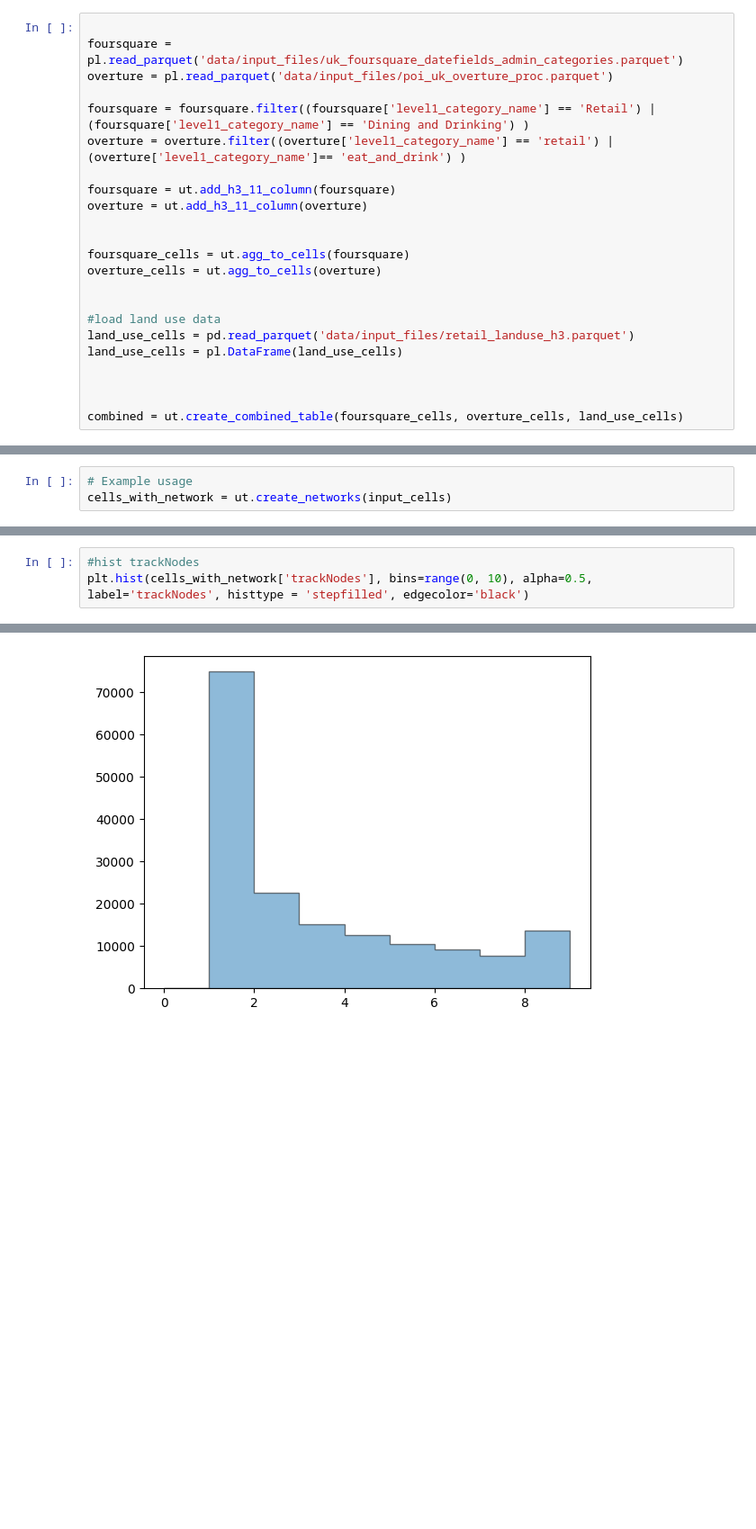
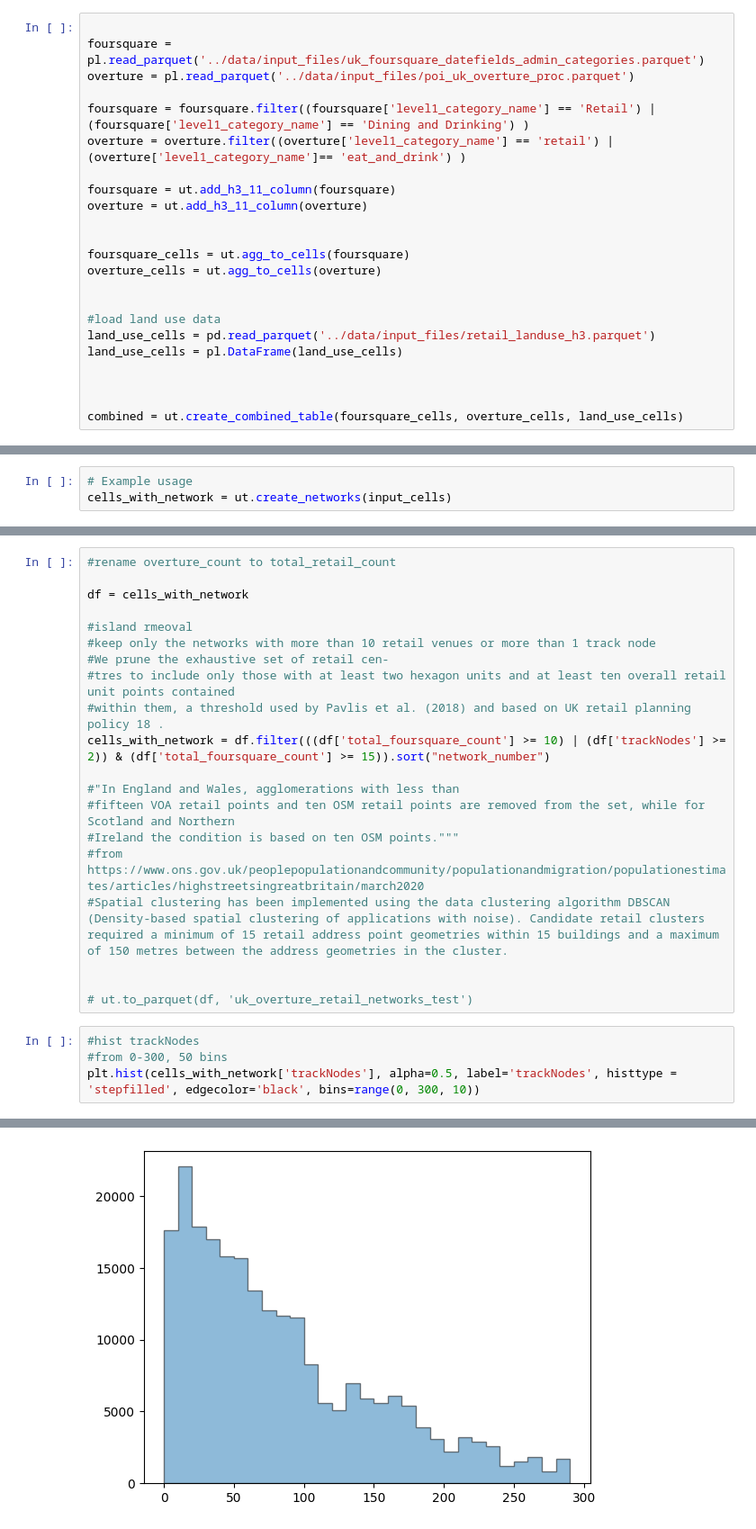
Before and after one commit to GeographicDataService/RetailCentres2026_Unified, a Jupyter notebook: Boundaries/notebooks/Prototype.ipynb, the cells around one changed output, grey strips where cells are left out. Shown at 90% size. Cells and saved outputs as stored; diff of their text form; blank space fills up the shorter version.

Commit message:
speed up algos and and alexs cat filters

```diff
--- a/Boundaries/notebooks/Prototype.ipynb
+++ b/Boundaries/notebooks/Prototype.ipynb
@@ -75,7 +11,7 @@ shape: (23, 2)
 # %%
 
-foursquare = pl.read_parquet('data/input_files/uk_foursquare_datefields_admin_categories.parquet')
-overture = pl.read_parquet('data/input_files/poi_uk_overture_proc.parquet')
+foursquare = pl.read_parquet('../data/input_files/uk_foursquare_datefields_admin_categories.parquet')
+overture = pl.read_parquet('../data/input_files/poi_uk_overture_proc.parquet')
 
 foursquare = foursquare.filter((foursquare['level1_category_name'] == 'Retail') | (foursquare['level1_category_name'] == 'Dining and Drinking') )
 overture = overture.filter((overture['level1_category_name'] == 'retail') | (overture['level1_category_name']== 'eat_and_drink') )
@@ -89,7 +25,7 @@ overture_cells = ut.agg_to_cells(overture)
 
 
 #load land use data
-land_use_cells = pd.read_parquet('data/input_files/retail_landuse_h3.parquet')
+land_use_cells = pd.read_parquet('../data/input_files/retail_landuse_h3.parquet')
 land_use_cells = pl.DataFrame(land_use_cells)
 
 
@@ -226,4 +153,25 @@ shape: (381_756, 8)
+# %%
+#rename overture_count to total_retail_count
+
+df = cells_with_network
+
+#island rmeoval
+#keep only the networks with more than 10 retail venues or more than 1 track node
+#We prune the exhaustive set of retail cen-
+#tres to include only those with at least two hexagon units and at least ten overall retail unit points contained
+#within them, a threshold used by Pavlis et al. (2018) and based on UK retail planning policy 18 .
+cells_with_network = df.filter(((df['total_foursquare_count'] >= 10) | (df['trackNodes'] >= 2)) & (df['total_foursquare_count'] >= 15)).sort("network_number")
+
+#"In England and Wales, agglomerations with less than
+#fifteen VOA retail points and ten OSM retail points are removed from the set, while for Scotland and Northern
+#Ireland the condition is based on ten OSM points."""
+#from https://www.ons.gov.uk/peoplepopulationandcommunity/populationandmigration/populationestimates/articles/highstreetsingreatbritain/march2020
+#Spatial clustering has been implemented using the data clustering algorithm DBSCAN (Density-based spatial clustering of applications with noise). Candidate retail clusters required a minimum of 15 retail address point geometries within 15 buildings and a maximum of 150 metres between the address geometries in the cluster.
+
+
+# ut.to_parquet(df, 'uk_overture_retail_networks_test')
 # %%
 #hist trackNodes
-plt.hist(cells_with_network['trackNodes'], bins=range(0, 10), alpha=0.5, label='trackNodes', histtype = 'stepfilled', edgecolor='black')
+#from 0-300, 50 bins
+plt.hist(cells_with_network['trackNodes'], alpha=0.5, label='trackNodes', histtype = 'stepfilled', edgecolor='black', bins=range(0, 300, 10))
 # %% [output]
@@ -233,2 +185,2 @@ plt.hist(cells_with_network['trackNodes'], bins=range(0, 10), alpha=0.5, label='
  [<matplotlib.patches.Polygon at 0x...>])
-[figure, old version]
+[figure, new version]
```
Also changed, not shown: parts of 24 cells of this notebook, 10 other files.
